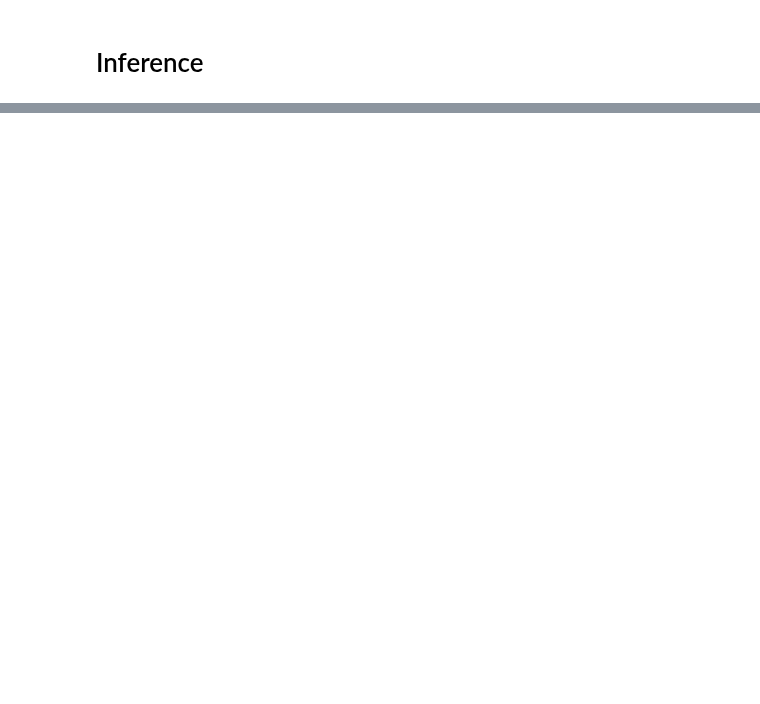
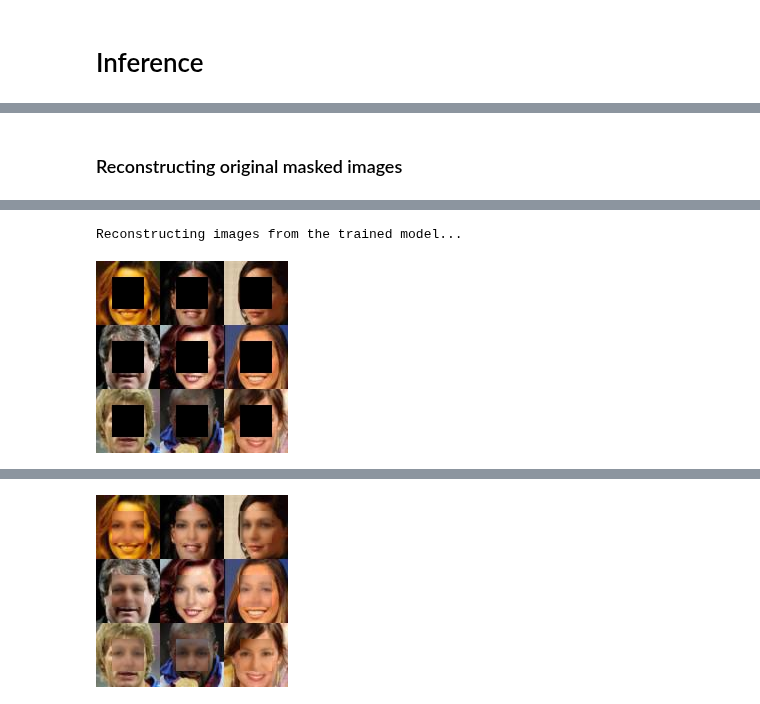
Before and after one commit to probml/probml-notebooks, a Jupyter notebook: notebooks/mix_PPCA_celeba.ipynb, the cells around one changed output, grey strips where cells are left out. Drawn from its saved outputs; the diff is of its cells as text; code cells hidden in the pictures; blank space fills up the shorter version.

```diff
--- a/notebooks/mix_PPCA_celeba.ipynb
+++ b/notebooks/mix_PPCA_celeba.ipynb
@@ -786,0 +239,44 @@ WARNING:root:Lossy conversion from float32 to uint8. Range [0, 1]. Convert image
+# %% [markdown]
+### Reconstructing original masked images
+# %%
+if reconstruction:
+    print('Reconstructing images from the trained model...')
+    random_samples, _ = zip(*[test_dataset[k] for k in RandomSampler(test_dataset, replacement=True, num_samples=n)])
+    random_samples = torch.stack(random_samples)
+
+    if inpainting:
+
+        w = image_shape[0]
+        mask = np.ones([3, w, w], dtype=np.float32)   # Hide part of each image
+
+        if (mask_type=="centre"):
+          mask[:, w//4:-w//4, w//4:-w//4] = 0         #Masking centre
+        elif (mask_type=="bottom"):
+          mask[:, w//2:, :] = 0                       #Masking bottom half
+        elif (mask_type=="right"):
+          mask[:, :, w//2:] = 0                       #Masking right half
+        elif (mask_type=="left"):
+          mask[:, :, :w//2] = 0                       #Masking left half
+        else:
+          mask[:, :w//2, :] = 0                       #Masking top half
+
+        mask = torch.from_numpy(mask.flatten()).reshape([1, -1])
+        random_samples *= mask
+        used_features = torch.nonzero(mask.flatten()).flatten()
+        reconstructed_samples = model.conditional_reconstruct(random_samples.to(device), observed_features=used_features).cpu()
+    else:
+        reconstructed_samples = model.reconstruct(random_samples.to(device)).cpu()
+
+    if inpainting:
+        reconstructed_samples = random_samples * mask + reconstructed_samples * (1 - mask)
+
+    mosaic_original = samples_to_mosaic(random_samples, image_shape=image_shape)
+    fname = os.path.join(figures_dir, 'original_samples.jpg')
+    imwrite(fname, mosaic_original)
+    display(Image(fname))
+
+    mosaic_recontructed = samples_to_mosaic(reconstructed_samples, image_shape=image_shape)
+    fname = os.path.join(figures_dir, 'reconstructed_samples.jpg')
+    imwrite(fname, mosaic_recontructed)
+    display(Image(fname))
+# %% [output]
@@ -786,0 +284,2 @@ WARNING:root:Lossy conversion from float32 to uint8. Range [0, 1]. Convert image
+Reconstructing images from the trained model...
+[figure, added]
@@ -786,0 +287 @@ WARNING:root:Lossy conversion from float32 to uint8. Range [0, 1]. Convert image
+[figure, added]
```
Also changed, not shown: parts of 24 cells of this notebook.
